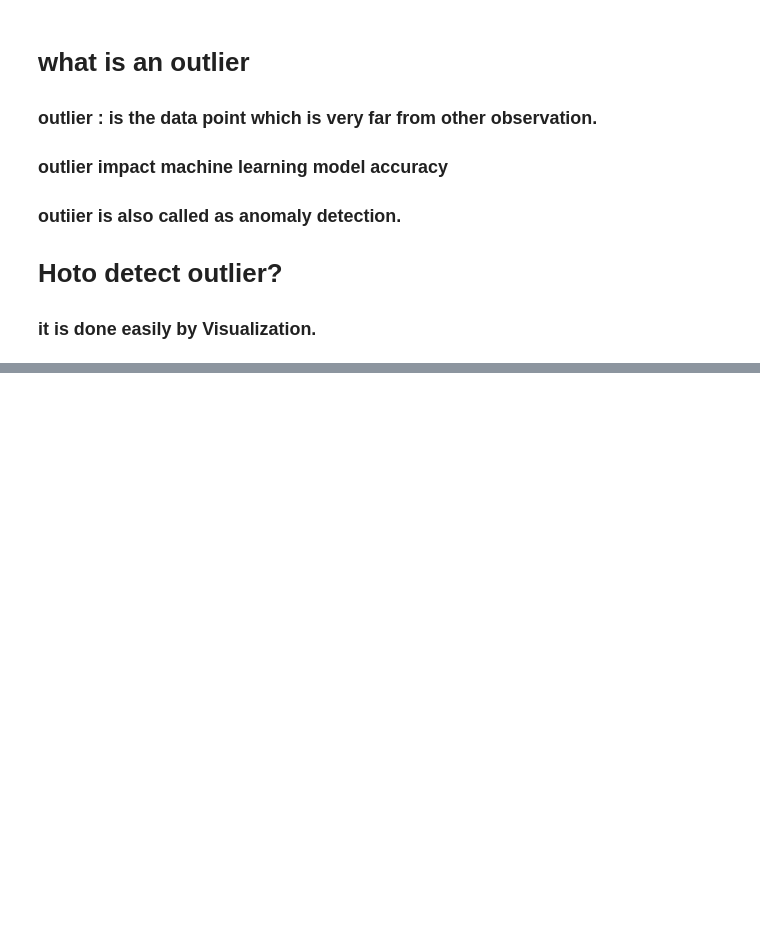
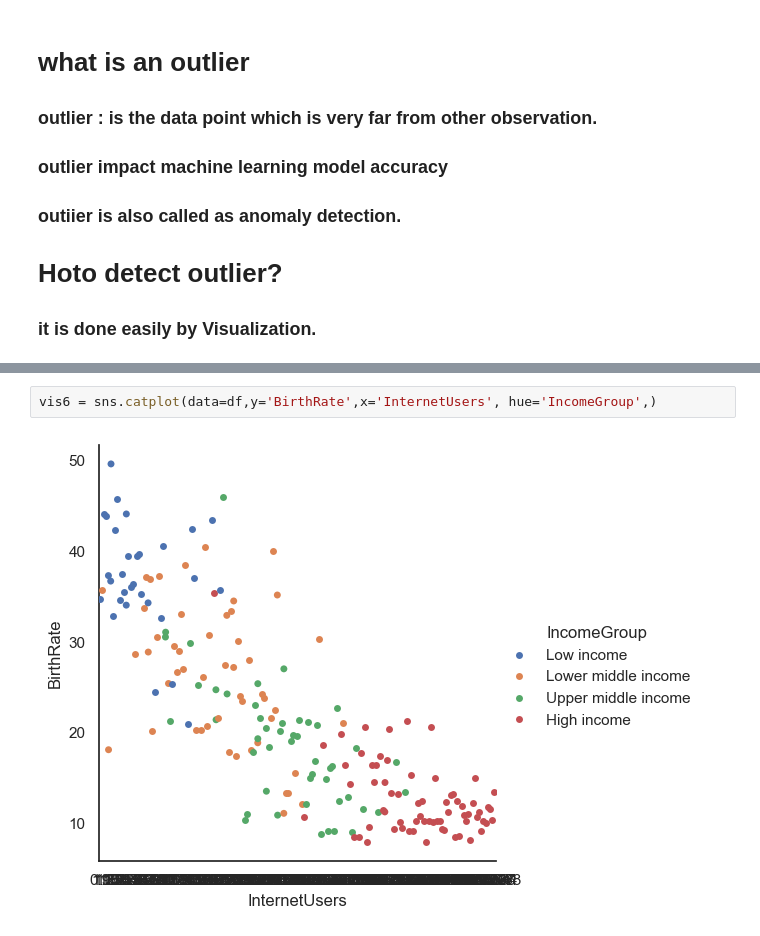
Before and after one commit to jayacpc9/FSDS_Classes, a Jupyter notebook: Python_Workspace/Notebook/BasicCoding_python_Pandas_1_05252016.ipynb, the cells around one changed output, grey strips where cells are left out. Saved outputs shown, nothing was run; the diff lists cells and outputs as text; blank space fills up the shorter version.

```diff
--- a/Python_Workspace/Notebook/BasicCoding_python_Pandas_1_05252016.ipynb
+++ b/Python_Workspace/Notebook/BasicCoding_python_Pandas_1_05252016.ipynb
@@ -726,0 +727,4 @@ vis5 = sns.lmplot(data =df, x='InternetUsers',y='BirthRate',fit_reg=False, hue =
+# %%
+vis6 = sns.catplot(data=df,y='BirthRate',x='InternetUsers', hue='IncomeGroup',)
+# %% [output]
+[figure, added]
```
Also changed, not shown: parts of 10 cells of this notebook, 1 other file.
